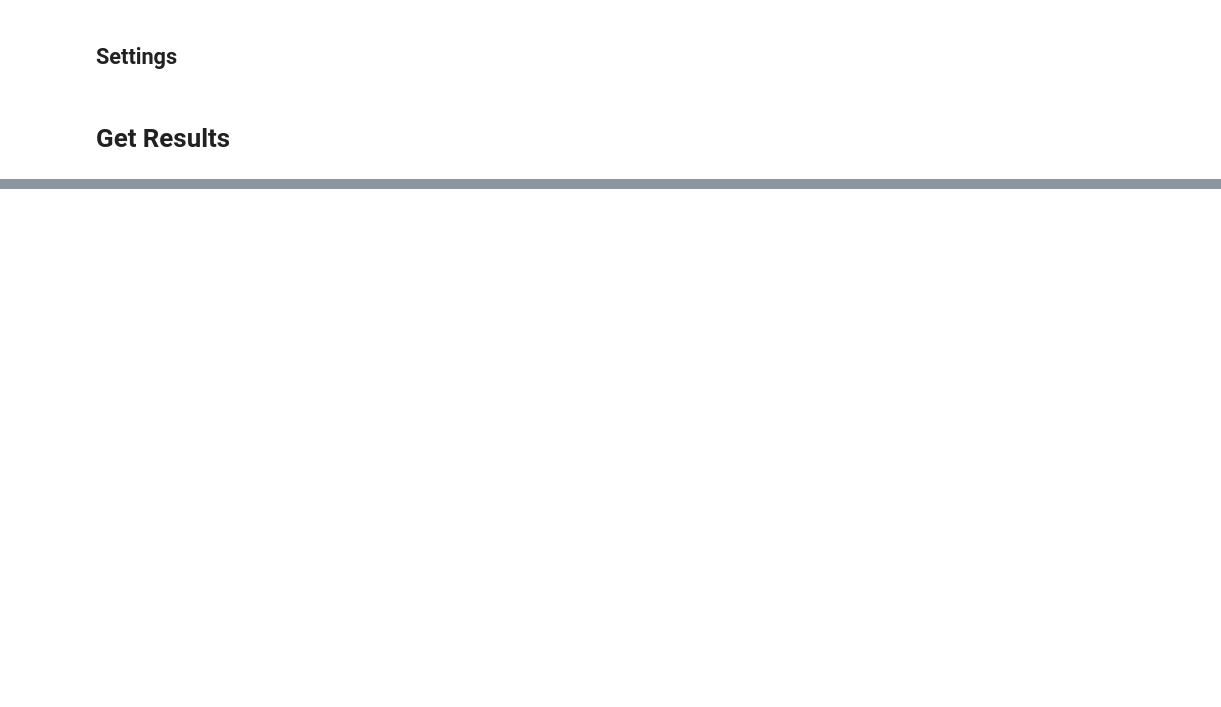
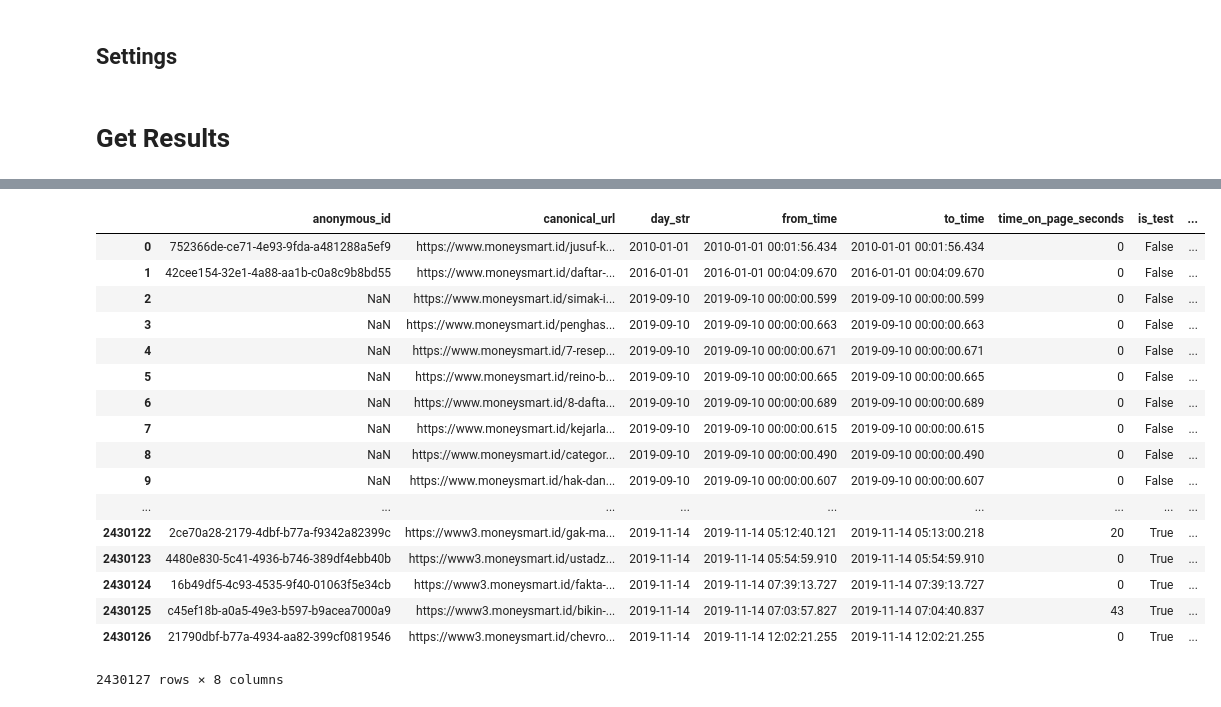
Before and after one commit to moneysmartco/blog-jupyter-notebooks, a Jupyter notebook: ab_results_from_athena.ipynb, the cells around one changed output, grey strips where cells are left out. Cells and saved outputs as stored; diff of their text form; code cells hidden in the pictures; blank space fills up the shorter version.

```diff
--- a/ab_results_from_athena.ipynb
+++ b/ab_results_from_athena.ipynb
@@ -52,0 +107,20 @@ unable to rollback
+# %%
+# Querying the S3 results directly
+if run_speed_tests:
+    # assume query has been run and timed already
+    # Note that this way it doesn't have context on the data types, but I'm not sure glue was set up properly for that anyway.
+    s3_start_time = datetime.now()
+    bucket, key = athena_cursor.output_location.strip('s3://').split('/', 1)
+    print(bucket,key)
+    session = boto3.session.Session()
+
+    # result = session.resource('s3').Object(bucket, key)
+    s3_client = boto3.client('s3')
+    response = s3_client.get_object(Bucket=bucket,Key=key)
+
+    file = response["Body"]
+
+    df = pd.read_csv(file)
+    s3_end_time = datetime.now()
+    s3_read_seconds = (s3_end_time - s3_start_time).total_seconds()
+    print("Reading the CSV from S3 (not running query) took %.2f"%s3_read_seconds)
@@ -52,0 +130,21 @@ unable to rollback
+# %%
+df
+# %% [output]
+|  | anonymous_id | canonical_url | day_str | from_time | to_time | time_on_page_seconds | is_test | ... |
+| 0 | 752366de-ce71-4e93-9fda-a481288a5ef9 | https://www.moneysmart.id/jusuf-k... | 2010-01-01 | 2010-01-01 00:01:56.434 | 2010-01-01 00:01:56.434 | 0 | False | ... |
+| 1 | 42cee154-32e1-4a88-aa1b-c0a8c9b8bd55 | https://www.moneysmart.id/daftar-... | 2016-01-01 | 2016-01-01 00:04:09.670 | 2016-01-01 00:04:09.670 | 0 | False | ... |
+| 2 | NaN | https://www.moneysmart.id/simak-i... | 2019-09-10 | 2019-09-10 00:00:00.599 | 2019-09-10 00:00:00.599 | 0 | False | ... |
+| 3 | NaN | https://www.moneysmart.id/penghas... | 2019-09-10 | 2019-09-10 00:00:00.663 | 2019-09-10 00:00:00.663 | 0 | False | ... |
+| 4 | NaN | https://www.moneysmart.id/7-resep... | 2019-09-10 | 2019-09-10 00:00:00.671 | 2019-09-10 00:00:00.671 | 0 | False | ... |
+| 5 | NaN | https://www.moneysmart.id/reino-b... | 2019-09-10 | 2019-09-10 00:00:00.665 | 2019-09-10 00:00:00.665 | 0 | False | ... |
+| 6 | NaN | https://www.moneysmart.id/8-dafta... | 2019-09-10 | 2019-09-10 00:00:00.689 | 2019-09-10 00:00:00.689 | 0 | False | ... |
+| 7 | NaN | https://www.moneysmart.id/kejarla... | 2019-09-10 | 2019-09-10 00:00:00.615 | 2019-09-10 00:00:00.615 | 0 | False | ... |
+| 8 | NaN | https://www.moneysmart.id/categor... | 2019-09-10 | 2019-09-10 00:00:00.490 | 2019-09-10 00:00:00.490 | 0 | False | ... |
+| 9 | NaN | https://www.moneysmart.id/hak-dan... | 2019-09-10 | 2019-09-10 00:00:00.607 | 2019-09-10 00:00:00.607 | 0 | False | ... |
+| ... | ... | ... | ... | ... | ... | ... | ... | ... |
+| 2430122 | 2ce70a28-2179-4dbf-b77a-f9342a82399c | https://www3.moneysmart.id/gak-ma... | 2019-11-14 | 2019-11-14 05:12:40.121 | 2019-11-14 05:13:00.218 | 20 | True | ... |
+| 2430123 | 4480e830-5c41-4936-b746-389df4ebb40b | https://www3.moneysmart.id/ustadz... | 2019-11-14 | 2019-11-14 05:54:59.910 | 2019-11-14 05:54:59.910 | 0 | True | ... |
+| 2430124 | 16b49df5-4c93-4535-9f40-01063f5e34cb | https://www3.moneysmart.id/fakta-... | 2019-11-14 | 2019-11-14 07:39:13.727 | 2019-11-14 07:39:13.727 | 0 | True | ... |
+| 2430125 | c45ef18b-a0a5-49e3-b597-b9acea7000a9 | https://www3.moneysmart.id/bikin-... | 2019-11-14 | 2019-11-14 07:03:57.827 | 2019-11-14 07:04:40.837 | 43 | True | ... |
+| 2430126 | 21790dbf-b77a-4934-aa82-399cf0819546 | https://www3.moneysmart.id/chevro... | 2019-11-14 | 2019-11-14 12:02:21.255 | 2019-11-14 12:02:21.255 | 0 | True | ... |
+2430127 rows × 8 columns
```
Also changed, not shown: parts of 20 cells of this notebook, 4 other files.
